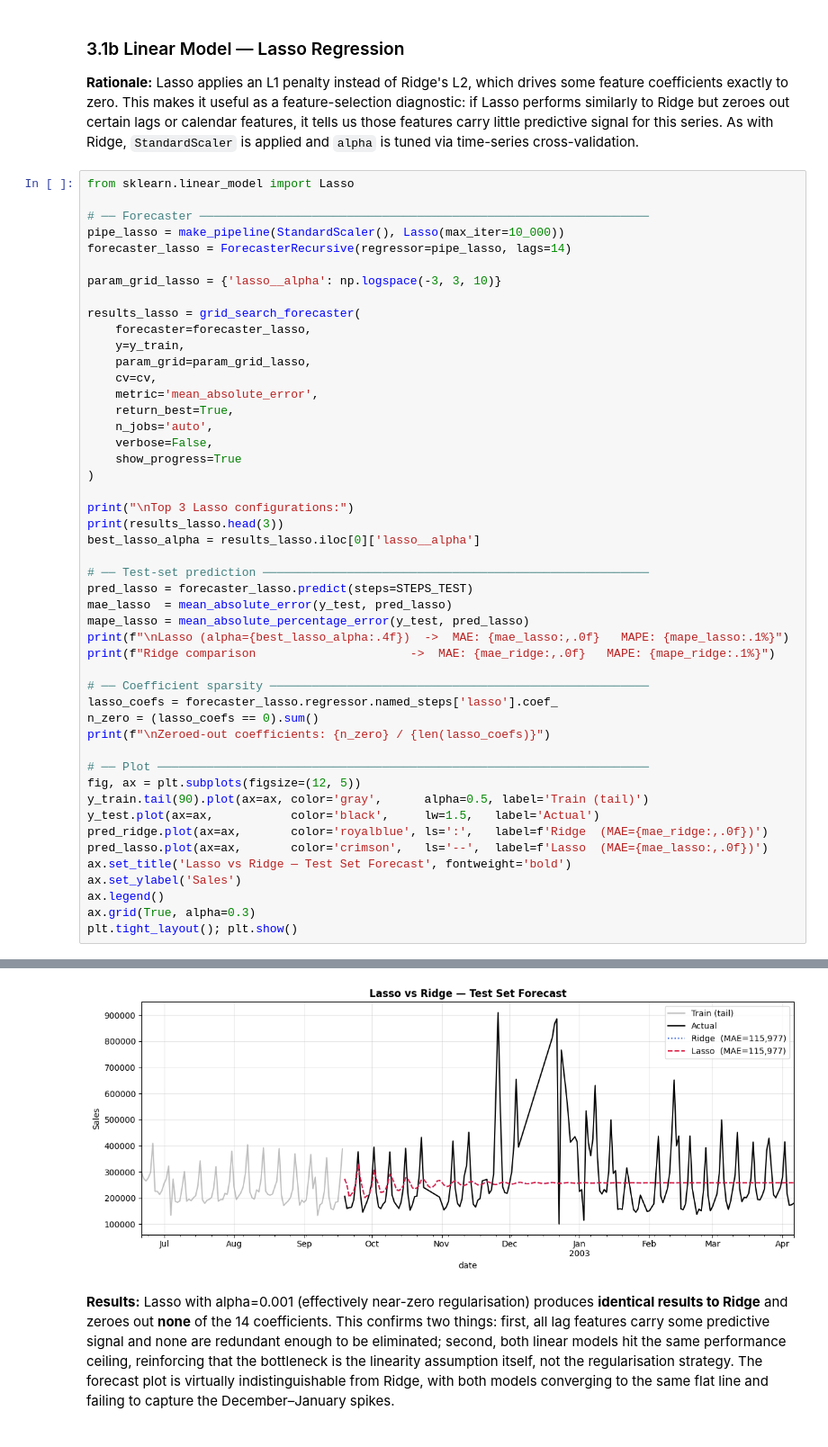
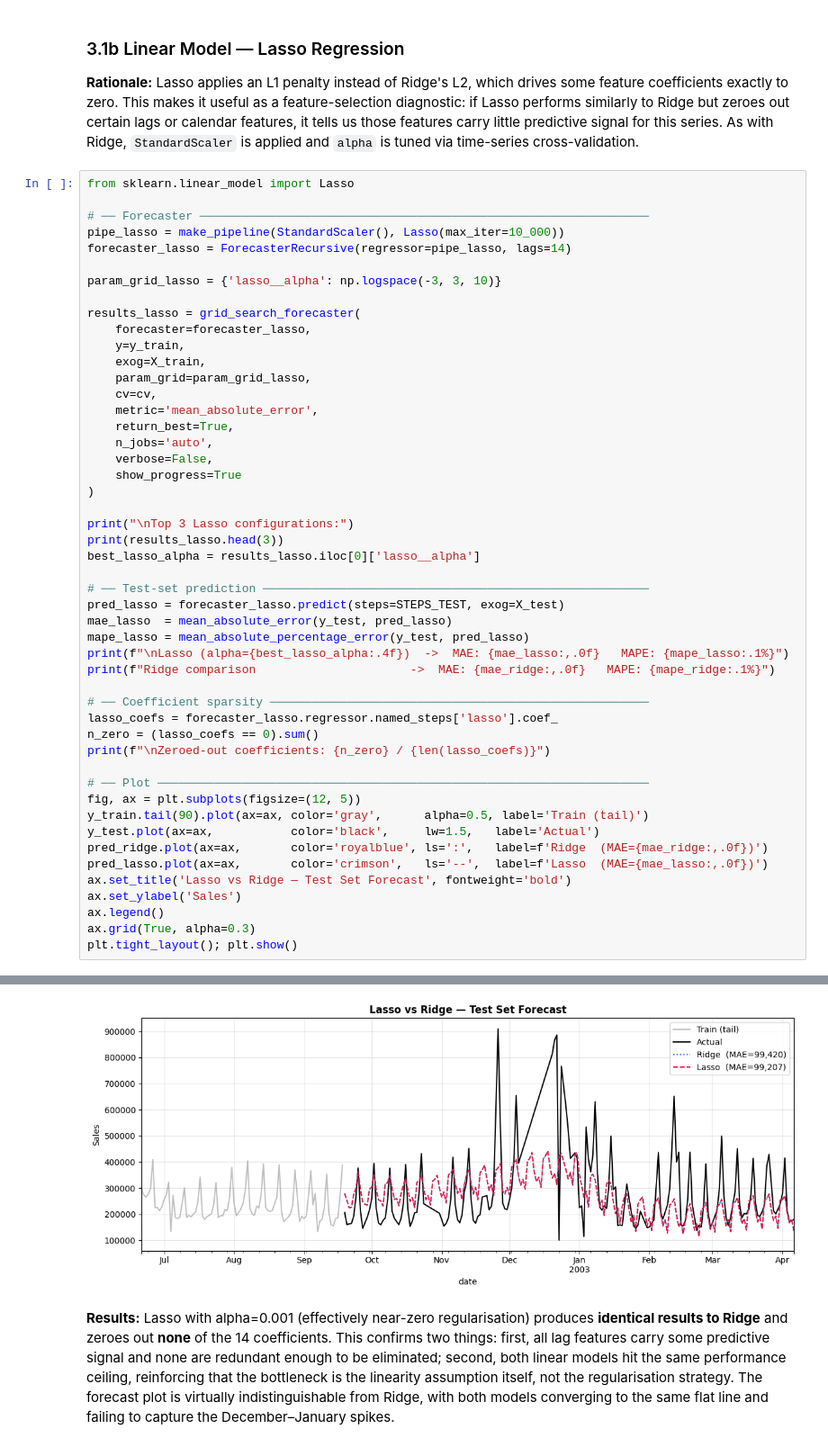
Before and after one commit to joaquinorradre/Time_Series_Assesment1, a Jupyter notebook: Assessment2.ipynb, the cells around one changed output, grey strips where cells are left out. Shown at 90% size. Saved outputs shown, nothing was run; the diff lists cells and outputs as text.

```diff
--- a/Assessment2.ipynb
+++ b/Assessment2.ipynb
@@ -241,6 +239,7 @@ param_grid_lasso = {'lasso__alpha': np.logspace(-3, 3, 10)}
 results_lasso = grid_search_forecaster(
     forecaster=forecaster_lasso,
     y=y_train,
+    exog=X_train,
     param_grid=param_grid_lasso,
     cv=cv,
     metric='mean_absolute_error',
@@ -255,7 +254,7 @@ print(results_lasso.head(3))
 best_lasso_alpha = results_lasso.iloc[0]['lasso__alpha']
 
 # ── Test-set prediction ───────────────────────────────────────────────────────
-pred_lasso = forecaster_lasso.predict(steps=STEPS_TEST)
+pred_lasso = forecaster_lasso.predict(steps=STEPS_TEST, exog=X_test)
 mae_lasso  = mean_absolute_error(y_test, pred_lasso)
 mape_lasso = mean_absolute_percentage_error(y_test, pred_lasso)
 print(f"\nLasso (alpha={best_lasso_alpha:.4f})  ->  MAE: {mae_lasso:,.0f}   MAPE: {mape_lasso:.1%}")
@@ -298,4 +300,4 @@ Zeroed-out coefficients: 0 / 14
-[figure, old version]
+[figure, new version]
 # %% [markdown]
 **Results:** Lasso with alpha=0.001 (effectively near-zero regularisation) produces **identical results to Ridge** and zeroes out **none** of the 14 coefficients. This confirms two things: first, all lag features carry some predictive signal and none are redundant enough to be eliminated; second, both linear models hit the same performance ceiling, reinforcing that the bottleneck is the linearity assumption itself, not the regularisation strategy. The forecast plot is virtually indistinguishable from Ridge, with both models converging to the same flat line and failing to capture the December–January spikes.
 # %% [markdown]
```
Also changed, not shown: parts of 8 cells of this notebook.
